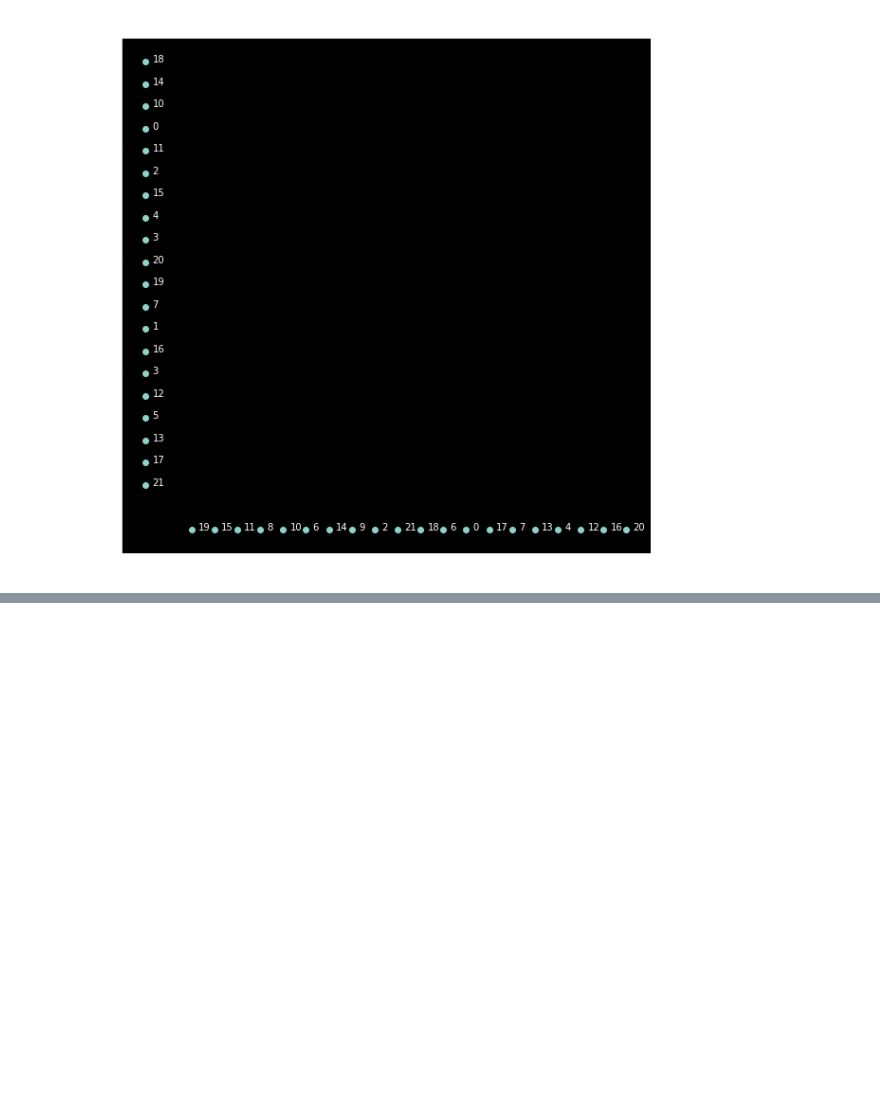
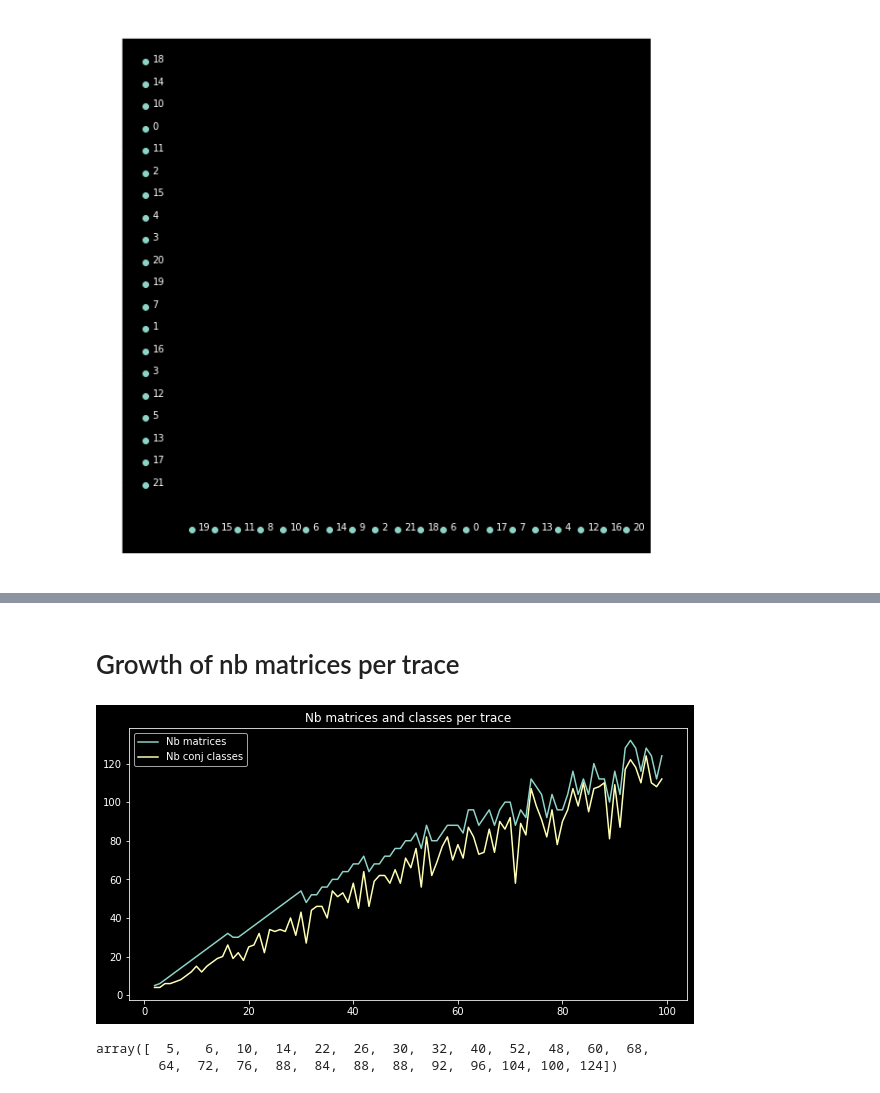
Before and after one commit to tcosmo/groupeModulaire, a Jupyter notebook: Visu.ipynb, the cells around one changed output, grey strips where cells are left out. Drawn from its saved outputs; the diff is of its cells as text; code cells hidden in the pictures; blank space fills up the shorter version.

```diff
--- a/Visu.ipynb
+++ b/Visu.ipynb
@@ -274,0 +274,23 @@ plot_conj_classes2(root, i, save="conjClass_text{}.png".format(i))
+# %% [markdown]
+# Growth of nb matrices per trace
+# %%
+nb_matrices = []
+nb_conj = []
+for t in range(2,100):
+    nodes = get_nodes_with_property(root, get_trace_property(t))
+    nb_matrices.append(len(nodes))
+    nb_conj.append(get_conjugaison_classes(nodes)[1])
+# %%
+nb_matrices = np.array(nb_matrices)
+nb_conj = np.array(nb_conj)
+# %%
+rng = list(range(2,100))
+plt.figure(figsize=(10,5))
+plt.plot(rng,nb_matrices,label="Nb matrices")
+plt.plot(rng,nb_conj,label="Nb conj classes")
+plt.legend()
+plt.title("Nb matrices and classes per trace")
+plt.savefig("images/nb_mat_per_trace.png")
+plt.show()
+# %% [output]
+[figure, added]
@@ -274,0 +299,5 @@ plot_conj_classes2(root, i, save="conjClass_text{}.png".format(i))
+# %%
+nb_matrices[primes100[primes100 < 100]-2]
+# %% [output]
+array([  5,   6,  10,  14,  22,  26,  30,  32,  40,  52,  48,  60,  68,
+        64,  72,  76,  88,  84,  88,  88,  92,  96, 104, 100, 124])
```
Also changed, not shown: parts of 14 cells of this notebook, 9 other files.
